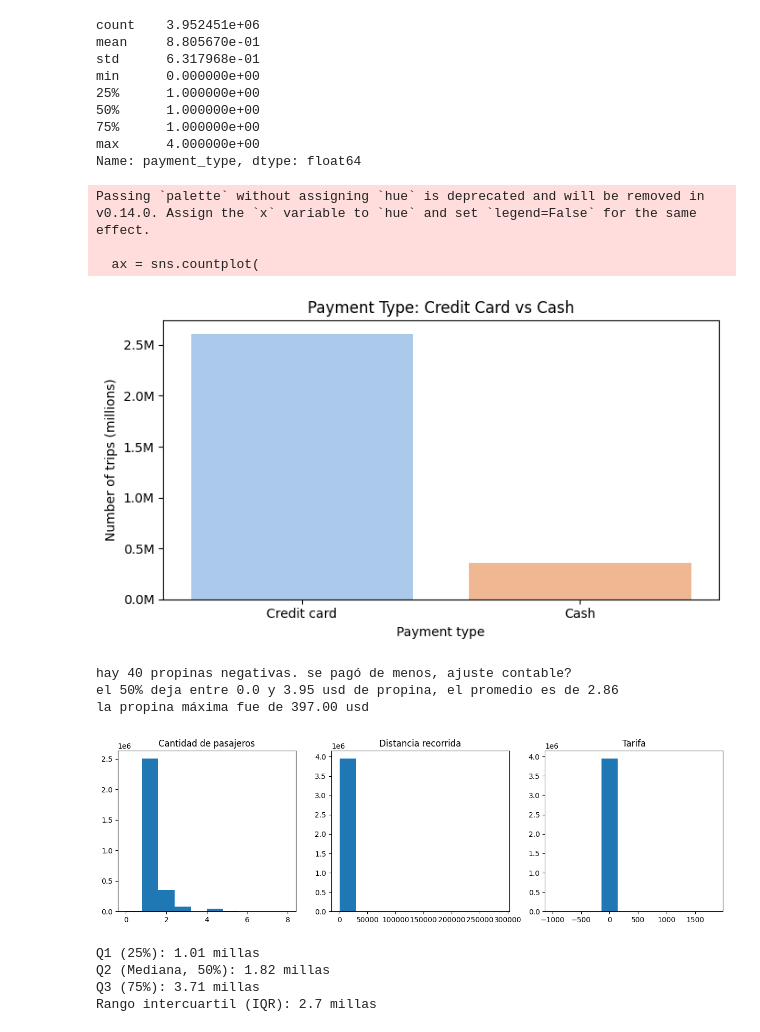
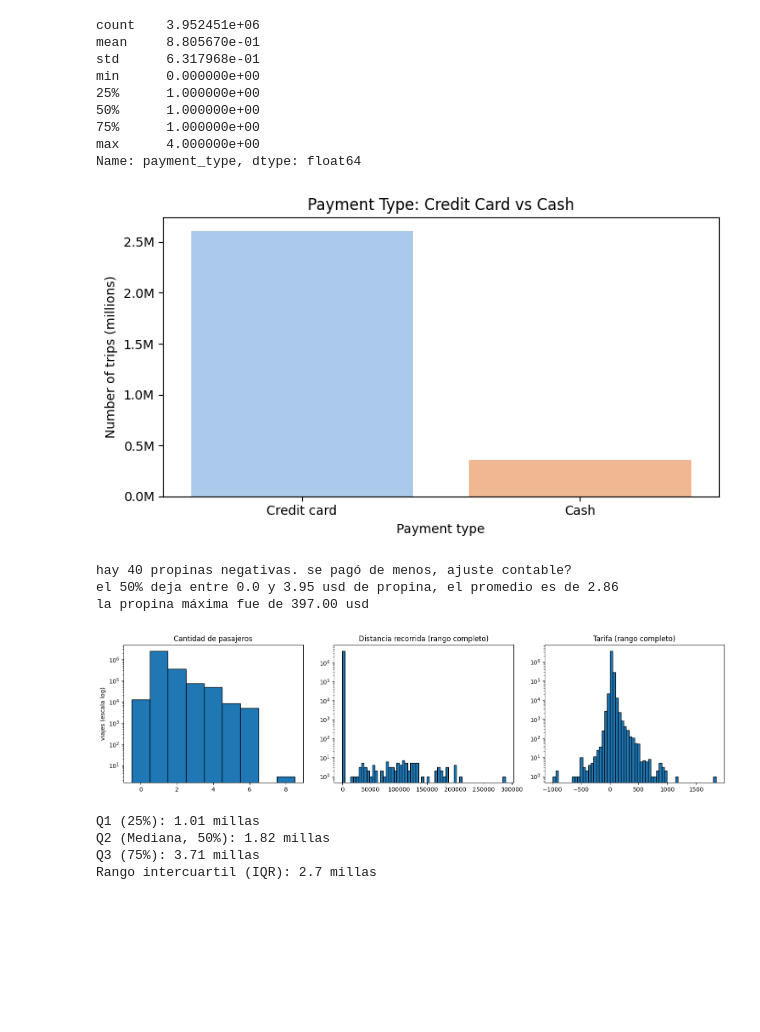
Before and after one commit to nmoguilner/ceia_add, a Jupyter notebook: tp_grupal_eda.ipynb, the cells around one changed output. Saved outputs shown, nothing was run; the diff lists cells and outputs as text; code cells hidden in the pictures; blank space fills up the shorter version.

```diff
--- a/tp_grupal_eda.ipynb
+++ b/tp_grupal_eda.ipynb
@@ -177,8 +177,10 @@ plt.figure(figsize=(7, 4))
 ax = sns.countplot(
     data=df[df['payment_type'].isin([1, 2])],
     x='payment_type',
+    hue='payment_type',
     order=[1, 2],
-    palette='pastel'
+    palette='pastel',
+    legend=False
 )
 
 plt.xticks([0, 1], ['Credit card', 'Cash'])
@@ -191,9 +193,6 @@ ax.yaxis.set_major_formatter(mtick.FuncFormatter(lambda x, _: f'{x/1_000_000:.1f
 plt.tight_layout()
 plt.show()
 # %% [output]
-Passing `palette` without assigning `hue` is deprecated and will be removed in v0.14.0. Assign the `x` variable to `hue` and set `legend=False` for the same effect.
-
-  ax = sns.countplot(
 [figure]
 # %%
 df['tip_amount'].describe() # solo tarjeta cred, calcula automaticamente
@@ -208,17 +207,26 @@ la propina máxima fue de 397.00 usd
 # %%
 fig, ax = plt.subplots(1, 3, figsize=(15, 4))
 
-ax[0].hist(df['passenger_count'])
+# Escala log en Y: permite ver los bins minoritarios de la cola
+# (con escala lineal, los outliers extremos aplastan todo en una sola barra)
+ax[0].hist(df['passenger_count'].dropna(), bins=np.arange(-0.5, 9.5, 1), edgecolor='black')
 ax[0].set_title('Cantidad de pasajeros')
-ax[1].hist(df['trip_distance'])
-ax[1].set_title('Distancia recorrida')
-ax[2].hist(df['fare_amount'])
-ax[2].set_title('Tarifa')
+ax[0].set_yscale('log'); ax[0].set_ylabel('viajes (escala log)')
 
+ax[1].hist(df['trip_distance'], bins=60, edgecolor='black')
+ax[1].set_title('Distancia recorrida (rango completo)')
+ax[1].set_yscale('log')
+
+ax[2].hist(df['fare_amount'], bins=60, edgecolor='black')
+ax[2].set_title('Tarifa (rango completo)')
+ax[2].set_yscale('log')
+
+plt.tight_layout()
 plt.show()
-# hay outliers
+# La escala log revela los outliers: distancias de hasta ~288 mil millas y
+# tarifas negativas / de ~1.800 USD que en escala lineal eran invisibles.
 # %% [output]
-[figure, old version]
+[figure, new version]
 # %%
 def cuartiles(variable):
     Q1 = variable.quantile(0.25)
```
Also changed, not shown: parts of 60 cells of this notebook, 1 other file.
